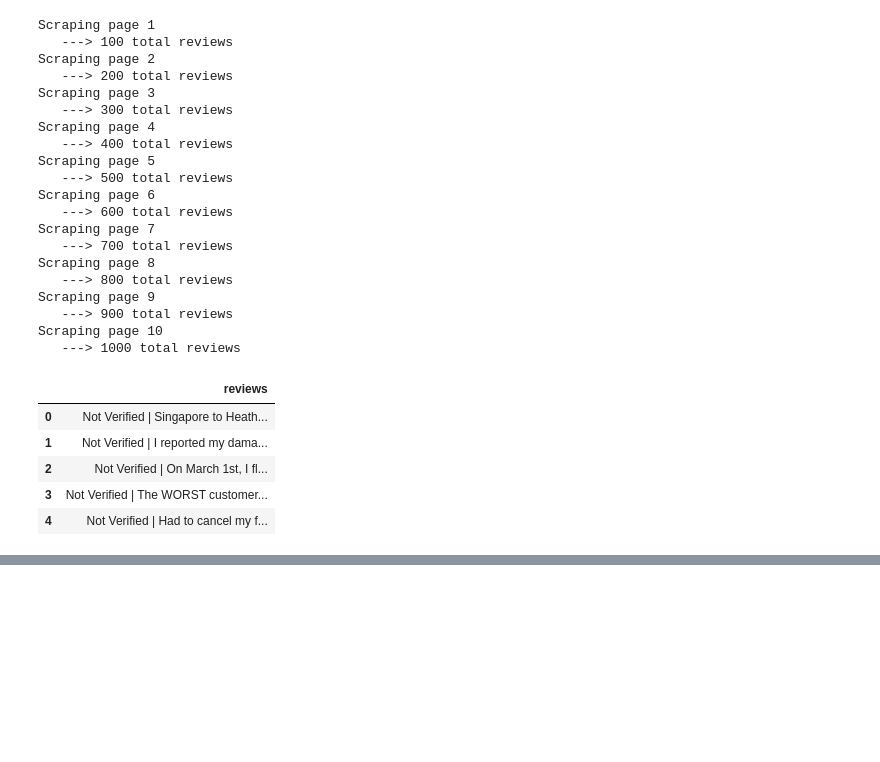
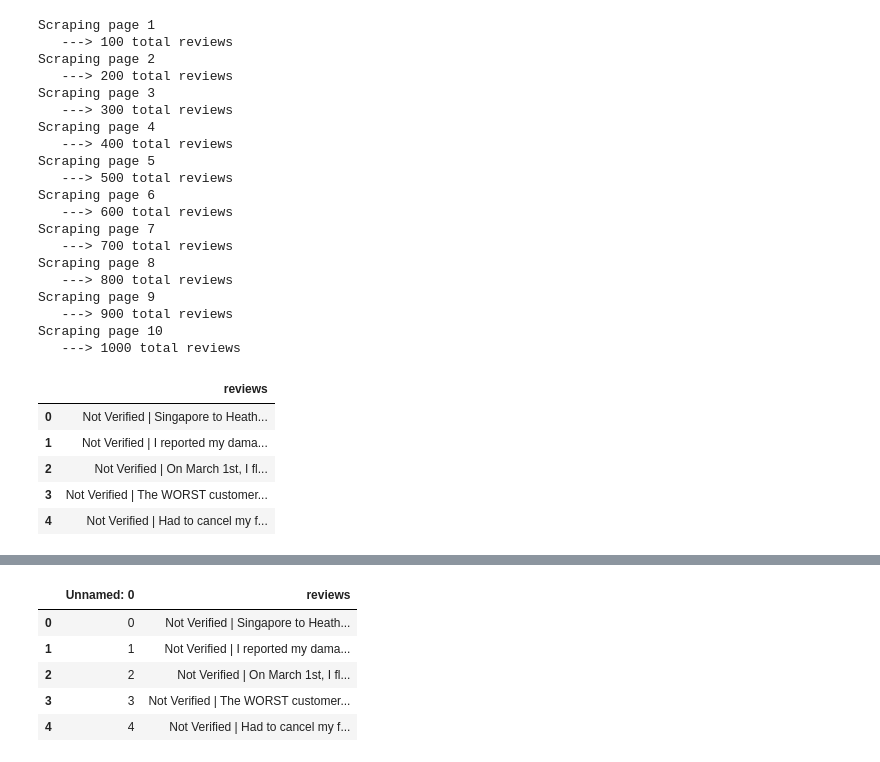
Before and after one commit to aaryansinha15/FORAGE_BRITISH_AIRWAYS, a Jupyter notebook: data/scrap_details.ipynb, the cells around one changed output, grey strips where cells are left out. Drawn from its saved outputs; the diff is of its cells as text; code cells hidden in the pictures; blank space fills up the shorter version.

```diff
--- a/data/scrap_details.ipynb
+++ b/data/scrap_details.ipynb
@@ -161,0 +171,9 @@ OSError: Cannot save file into a non-existent directory: '\FORAGE_BRITISH_AIRWAY
+# %%
+df. head()
+# %% [output]
+|  | Unnamed: 0 | reviews |
+| 0 | 0 | Not Verified | Singapore to Heath... |
+| 1 | 1 | Not Verified | I reported my dama... |
+| 2 | 2 | Not Verified | On March 1st, I fl... |
+| 3 | 3 | Not Verified | The WORST customer... |
+| 4 | 4 | Not Verified | Had to cancel my f... |
```
Also changed, not shown: parts of 10 cells of this notebook.
